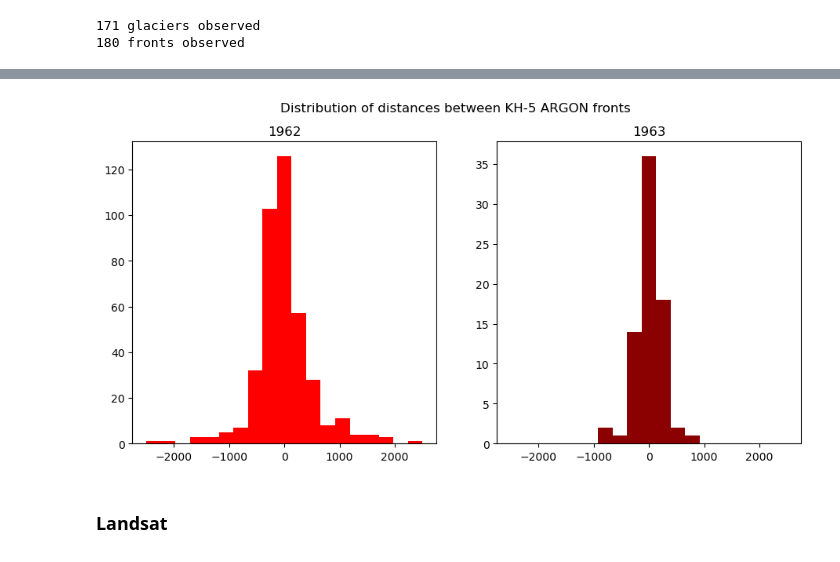
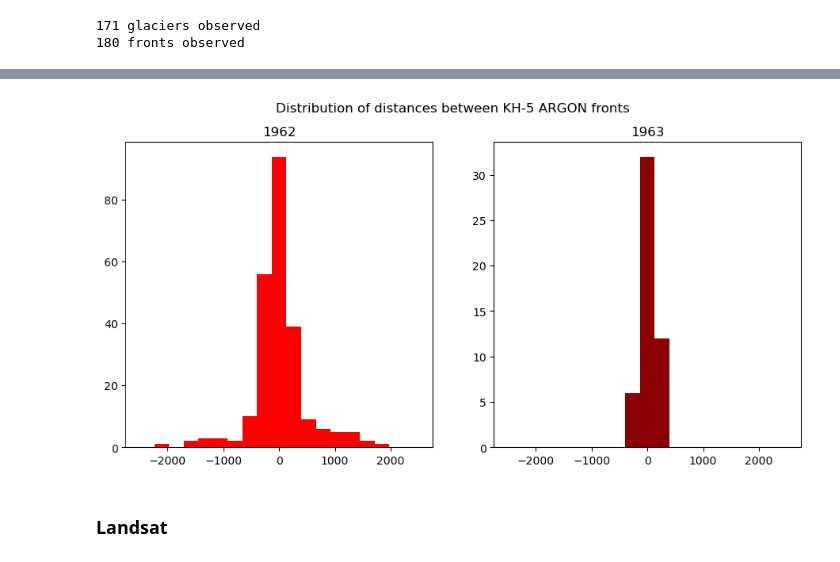
Before and after one commit to lorisdanjou/Svalbard_calving_fronts_1936-1978_data_analysis, a Jupyter notebook: results.ipynb, the cells around one changed output, grey strips where cells are left out. Cells and saved outputs as stored; diff of their text form; code cells hidden in the pictures.

```diff
--- a/results.ipynb
+++ b/results.ipynb
@@ -131,9 +125,0 @@ all_fronts.front_id.values.max()
-# %%
-fronts = all_fronts.loc[all_fronts.front_id == 122]
-fronts_1962 = fronts.loc[fronts.timestamp.apply(lambda x:x.year) == 1962]
-fronts_1976 = fronts.loc[fronts.timestamp.apply(lambda x:x.year) == 1976]
-c_1962 = np.array([shapely.centroid(fronts_1962.iloc[0].geometry).x, shapely.centroid(fronts_1962.iloc[0].geometry).y])
-c_1976 = np.array([shapely.centroid(fronts_1962.iloc[0].geometry).x, shapely.centroid(fronts_1976.iloc[0].geometry).y])
-
-sgn = np.sign(np.dot(c_1976 - c_1962, np.array([0, 1])))
-sgn
@@ -141,0 +128,3 @@ sgn
+# %%
+fronts_i = all_fronts.loc[all_fronts.front_id == 141]
+fronts_i
@@ -142,56 +236,7 @@ sgn
 # %%
-def distance_abs(front1, front2):
-    '''
-    Calculates the absolute distance between two fronts, by dividing the area of the polygon by the mean length.
-    If the front lengths are too different (50%), return None.
-    '''
-    if (front1.length > 1.5*front2.length) or (front2.length > 1.5*front1.length):
-        return None
-    else:
-        polygon = Polygon(list(front1.coords) + list(front2.coords)[::-1])
-        return polygon.area/((front1.length + front2.length)/2 )
-
-def distance(front1, front2, dir_1, dir_2):
-    '''
-    Calculates the signed distance between two fronts, using flow direction.
-    '''
-    assert dir_1 == dir_2, "Fronts must have the same direction" # maybe transform into return None?
-    dist_abs = distance_abs(front1, front2)
-    if dist_abs is not None:
-        # transform direction into av vector:
-        if dir_1 == "N":
-            dir_vector = np.array([0, 1])
-        elif dir_1 == "S":
-            dir_vector = np.array([0, -1])
-        elif dir_1 == "E":
-            dir_vector = np.array([1, 0])
-        elif dir_1 == "W":
-            dir_vector = np.array([-1, 0])
-        elif dir_1 == "NE":
-            dir_vector = np.array([1, 1]) / np.sqrt(2)
-        elif dir_1 == "NW":
-            dir_vector = np.array([-1, 1]) / np.sqrt(2)
-        elif dir_1 == "SE":
-            dir_vector = np.array([1, -1]) / np.sqrt(2)
-        elif dir_1 == "SW":
-            dir_vector = np.array([-1, -1]) / np.sqrt(2)
-        else:
-            raise ValueError(f"Unknown direction: {dir_1}")
-
-        # centroids:
-        c_1 = np.array([shapely.centroid(front1).x, shapely.centroid(front1).y])
-        c_2 = np.array([shapely.centroid(front2).x, shapely.centroid(front2).y])
-
-        # sign
-        sgn = np.sign(np.dot(c_2 - c_1, dir_vector))
-
-        return dist_abs * sgn
-    else:
-        return None
-
-
 dists = []
-skip_count = 0
+skip_count_len = 0
+skip_count_dir = 0
 total_count = 0
 timestamps = [datetime.datetime(1962, 5, 16), datetime.datetime(1963, 8, 29)]
 for timestamp in timestamps:
@@ -206,22 +251,24 @@ for timestamp in timestamps:
                 dir_1 = fronts.front_dir.iloc[k]
                 dir_2 = fronts.front_dir.iloc[l]
                 # print(front_id) # to identify the fronts that have different flow directions.
-                dist = distance(front1, front2, dir_1, dir_2)
+                dist, e = distance(front1, front2, dir_1, dir_2)
                 if dist is not None:
                     dists_timestamp.append(dist)
-                else:
-                    skip_count += 1
+                elif e == 1:
+                    skip_count_len += 1
+                elif e == 2:
+                    skip_count_dir += 1
                 total_count += 1
     dists.append(dists_timestamp)
 
 dists_npy = [np.array(dists_timestamp) for dists_timestamp in dists]
-sigma = [dists_npy_timestamp.std() for dists_npy_timestamp in dists_npy]
+sigma_kh = [dists_npy_timestamp.std() for dists_npy_timestamp in dists_npy]
 mean = [dists_npy_timestamp.mean() for dists_npy_timestamp in dists_npy]
 
 for i in range(len(timestamps)):
-    print(f"Timestamp: {timestamps[i]}, Mean distance: {mean[i]:.2f} m, Standard deviation: {sigma[i]:.2f} m")
+    print(f"Timestamp: {timestamps[i]}, Mean distance: {mean[i]:.2f} m, Standard deviation: {sigma_kh[i]:.2f} m")
 
-print(f"Skipped {skip_count} comparisons out of {total_count} due to length difference.")
+print(f"Skipped {skip_count_len + skip_count_dir} ({skip_count_dir} direction and {skip_count_len} length) comparisons out of {total_count}.")
 fig, axs = plt.subplots(ncols=len(timestamps), figsize=(11, 5))
 axs[0].hist(dists[0], bins=np.linspace(-2500, 2500, 20), color="red")
 axs[0].set_title(timestamps[0].strftime("%Y"))
@@ -236,4 +283,4 @@ Skipped 61 comparisons out of 540 due to length difference.
-[figure, old version]
+[figure, new version]
 # %% [markdown]
 ### Landsat
 # %%
```
Also changed, not shown: parts of 25 cells of this notebook, 2 other files.
